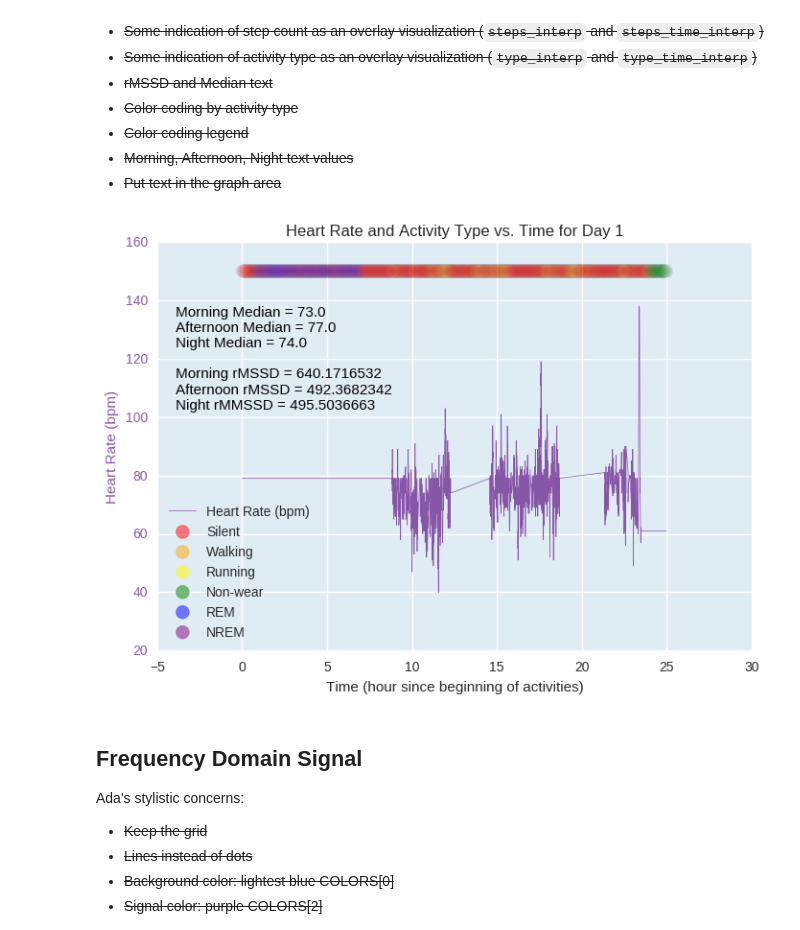
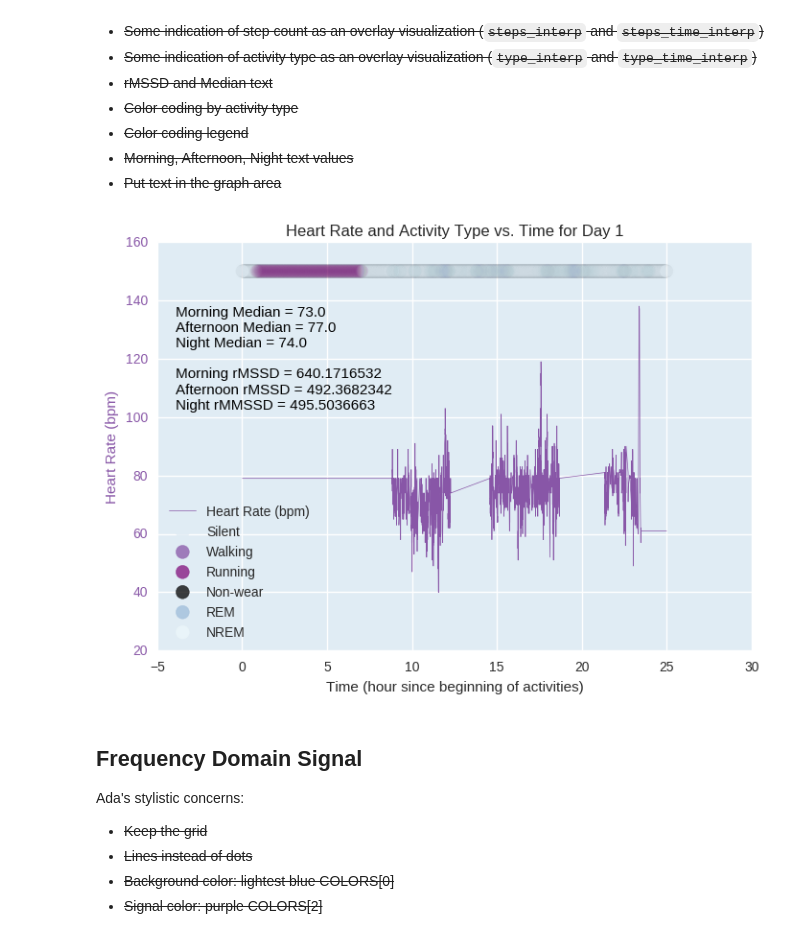
Before and after one commit to terrrychan/PHS-Project, a Jupyter notebook: Visualizations.ipynb, the cells around one changed output. Drawn from its saved outputs; the diff is of its cells as text; code cells hidden in the pictures.

Commit message:
updated color palette for day1_TimeSeriesHeartRateActivityType (accessible colors and warmer colors for warmer physical IRL activities)

```diff
--- a/Visualizations.ipynb
+++ b/Visualizations.ipynb
@@ -20,7 +20,9 @@ pd.options.display.max_columns = 999
 # %%
 COLORS = ['#e0ecf4', # light gray-blue
           '#9ebcda', # darker gray-blue
-          '#8856a7'] # purple
+          '#8856a7', # purple
+          '#edf8fb', # very light gray-blue
+          '#810f7c'] # magenta-purple
 
 BGCOLOR = COLORS[0]
 
@@ -31,7 +33,6 @@ LINESTYLE = '-'
 
 STEPCOUNTLINECOLOR = COLORS[1]
 
-ACTIVITYCOLORS = ['red', 'orange', 'yellow', 'green', 'blue', 'purple']
 ACTIVITYPOINTSIZE = 100
 ACTIVITYALPHA = 0.025
 ACTIVITYLABELS = {0: "Silent",
@@ -116,44 +117,51 @@ for ytick in ax1.get_yticklabels():
 ax1.scatter(data['activitytype_daytime'].subtract(16),
             np.ones(len(data['activitytype'])) * 150,
             c=data['activitytype'],
-            cmap=matplotlib.colors.ListedColormap(ACTIVITYCOLORS),
+            cmap=matplotlib.colors.ListedColormap(COLORS),
             s=ACTIVITYPOINTSIZE, alpha=ACTIVITYALPHA)
 
-ax1.scatter([], [], s=ACTIVITYPOINTSIZE, alpha=0.5, color=ACTIVITYCOLORS[0], label=ACTIVITYLABELS[0])
-ax1.scatter([], [], s=ACTIVITYPOINTSIZE, alpha=0.5, color=ACTIVITYCOLORS[1], label=ACTIVITYLABELS[1])
-ax1.scatter([], [], s=ACTIVITYPOINTSIZE, alpha=0.5, color=ACTIVITYCOLORS[2], label=ACTIVITYLABELS[2])
-ax1.scatter([], [], s=ACTIVITYPOINTSIZE, alpha=0.5, color=ACTIVITYCOLORS[3], label=ACTIVITYLABELS[3])
-ax1.scatter([], [], s=ACTIVITYPOINTSIZE, alpha=0.5, color=ACTIVITYCOLORS[4], label=ACTIVITYLABELS[4])
-ax1.scatter([], [], s=ACTIVITYPOINTSIZE, alpha=0.5, color=ACTIVITYCOLORS[5], label=ACTIVITYLABELS[5])
+ACTIVITYCOLORS = [COLORS[0], # silent
+                  COLORS[2], # walking
+                  COLORS[4], # running
+                  'black', # non-wear
+                  COLORS[1], # rem
+                  COLORS[3]]   # non-rem
+
+ax1.scatter([], [], s=ACTIVITYPOINTSIZE, alpha=0.75, color=ACTIVITYCOLORS[0], label=ACTIVITYLABELS[0])
+ax1.scatter([], [], s=ACTIVITYPOINTSIZE, alpha=0.75, color=ACTIVITYCOLORS[1], label=ACTIVITYLABELS[1])
+ax1.scatter([], [], s=ACTIVITYPOINTSIZE, alpha=0.75, color=ACTIVITYCOLORS[2], label=ACTIVITYLABELS[2])
+ax1.scatter([], [], s=ACTIVITYPOINTSIZE, alpha=0.75, color=ACTIVITYCOLORS[3], label=ACTIVITYLABELS[3])
+ax1.scatter([], [], s=ACTIVITYPOINTSIZE, alpha=0.75, color=ACTIVITYCOLORS[4], label=ACTIVITYLABELS[4])
+ax1.scatter([], [], s=ACTIVITYPOINTSIZE, alpha=0.75, color=ACTIVITYCOLORS[5], label=ACTIVITYLABELS[5])
 ax1.legend(loc=3)
 
 # additional calculations/summary statistics
 morning_median_str = str(data['Median'][0])
 afternoon_median_str = str(data['Median'][1])
 night_median_str = str(data['Median'][2])
 
 morning_rMSSD_str = str(data['rMSSD'][0])
 afternoon_rMSSD_str = str(data['rMSSD'][1])
 night_rMSSD_str = str(data['rMSSD'][2])
 
 axes = plt.gca()
 axes.set_axis_bgcolor(BGCOLOR)
 place_text(0.03, 0.585, 'Morning Median = ' + morning_median_str +
                       '\nAfternoon Median = ' + afternoon_median_str +
                       '\nNight Median = ' + night_median_str +
                       '\n\nMorning rMSSD = ' + morning_rMSSD_str +
                       '\nAfternoon rMSSD = ' + afternoon_rMSSD_str +
                       '\nNight rMMSSD = ' + night_rMSSD_str,
                      axes)
 
 ax1.set_xlabel('Time (hour since beginning of activities)')
 plt.title('Heart Rate and Activity Type vs. Time for Day 1')
 
 plt.savefig('day1_TimeSeriesHeartRateActivityType.png', format='png')
 plt.savefig('day1_TimeSeriesHeartRateActivityType.pdf', format='pdf')
 plt.show()
 # %% [output]
-[figure, old version]
+[figure, new version]
 # %% [markdown]
 ## Frequency Domain Signal
 
```
Also changed, not shown: parts of 1 cell of this notebook, 6 other files.
